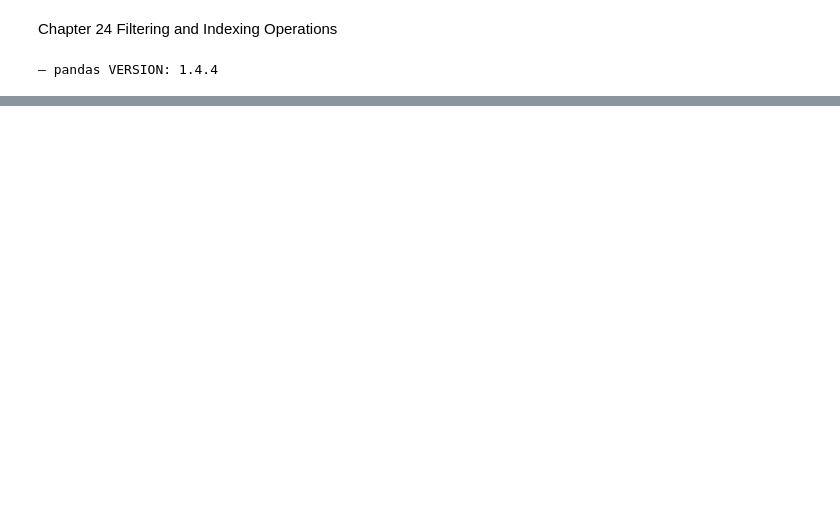
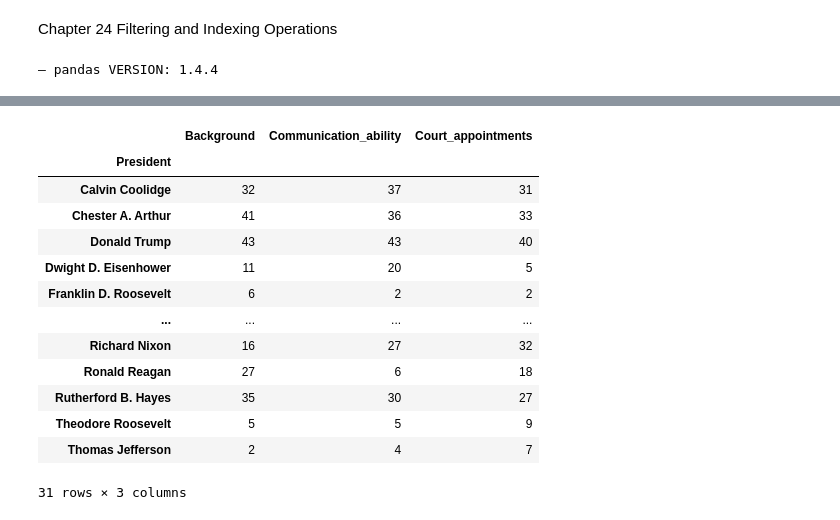
Before and after one commit to sgromme/effectivepandas, a Jupyter notebook: chapter24.ipynb, the cells around one changed output, grey strips where cells are left out. Drawn from its saved outputs; the diff is of its cells as text; code cells hidden in the pictures; blank space fills up the shorter version.

```diff
--- a/chapter24.ipynb
+++ b/chapter24.ipynb
@@ -111,0 +385,22 @@ pres.iloc[1:5]
+# %%
+(pres
+ .set_index('President')
+ .sort_index()
+ .sort_index(axis='columns')
+ .loc['C':'Thomas Jefferson','B':'D']
+)
+# %% [output]
+|  | Background | Communication_ability | Court_appointments |
+| President |  |  |  |
+| Calvin Coolidge | 32 | 37 | 31 |
+| Chester A. Arthur | 41 | 36 | 33 |
+| Donald Trump | 43 | 43 | 40 |
+| Dwight D. Eisenhower | 11 | 20 | 5 |
+| Franklin D. Roosevelt | 6 | 2 | 2 |
+| ... | ... | ... | ... |
+| Richard Nixon | 16 | 27 | 32 |
+| Ronald Reagan | 27 | 6 | 18 |
+| Rutherford B. Hayes | 35 | 30 | 27 |
+| Theodore Roosevelt | 5 | 5 | 9 |
+| Thomas Jefferson | 2 | 4 | 7 |
+31 rows × 3 columns
```
Also changed, not shown: parts of 26 cells of this notebook.
